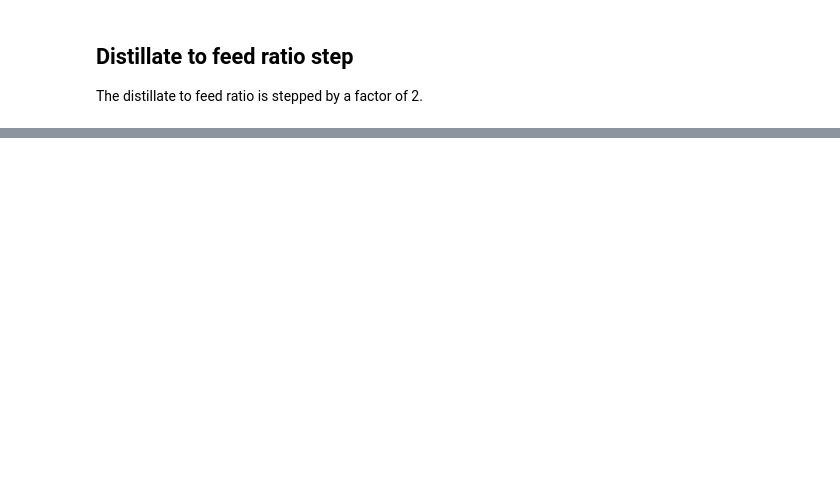
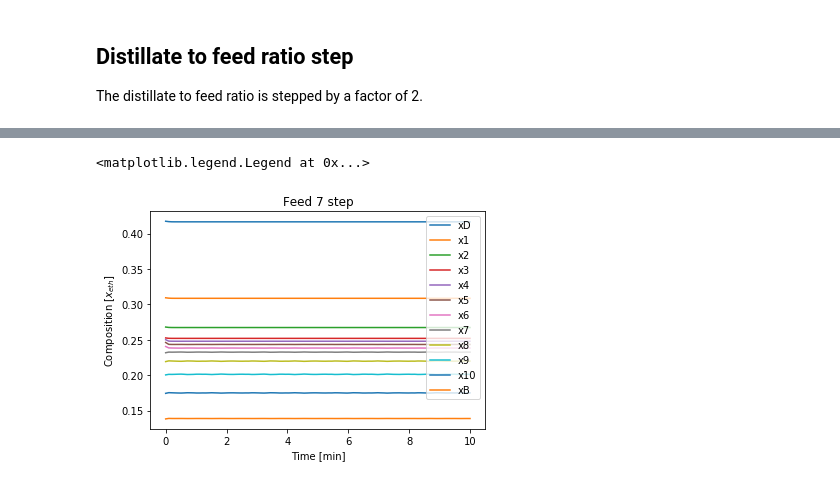
Before and after one commit to albertmitchell3/Distillation_Column, a Jupyter notebook: Basic_Distillation Model.ipynb, the cells around one changed output, grey strips where cells are left out. Cells and saved outputs as stored; diff of their text form; code cells hidden in the pictures; blank space fills up the shorter version.

```diff
--- a/Basic_Distillation Model.ipynb
+++ b/Basic_Distillation Model.ipynb
@@ -235,0 +253,29 @@ plt.legend(loc = "upper right")
+# %%
+tspan = (0, 10)
+t = np.linspace( *tspan, 100)
+xF = 0.25
+D_F_ratio = 0.4
+F7 = 10
+d_f_ratio_step = scipy.integrate.solve_ivp(mod, tspan, xi, t_eval=t)
+x0,x1,x2,x3,x4,x5,x6,x7,x8,x9,x10,x11 = d_f_ratio_step.y
+# %%
+plt.figure('please make it lookbtter')
+plt.title("Feed 7 step")
+plt.plot(t,x0, label = "xD")
+plt.plot(t,x1, label = "x1")
+plt.plot(t,x2, label = "x2")
+plt.plot(t,x3, label = "x3")
+plt.plot(t,x4, label = "x4")
+plt.plot(t,x5, label = "x5")
+plt.plot(t,x6, label = "x6")
+plt.plot(t,x7, label = "x7")
+plt.plot(t,x8, label = "x8")
+plt.plot(t,x9, label = "x9")
+plt.plot(t,x10, label = "x10")
+plt.plot(t,x11, label = "xB")
+plt.xlabel("Time [min]")
+plt.ylabel("Composition [$x_{eth}$]")
+plt.legend(loc = "upper right")
+# %% [output]
+<matplotlib.legend.Legend at 0x...>
+[figure, added]
```
Also changed, not shown: parts of 10 cells of this notebook.
